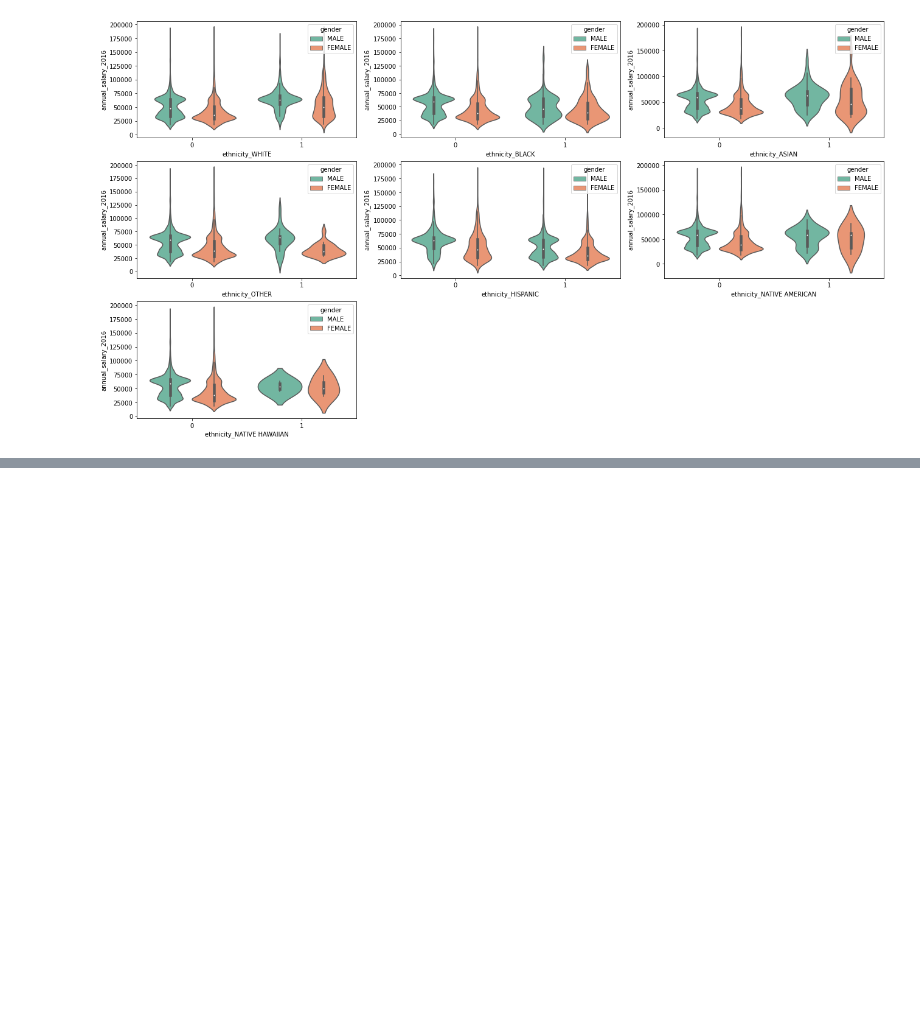
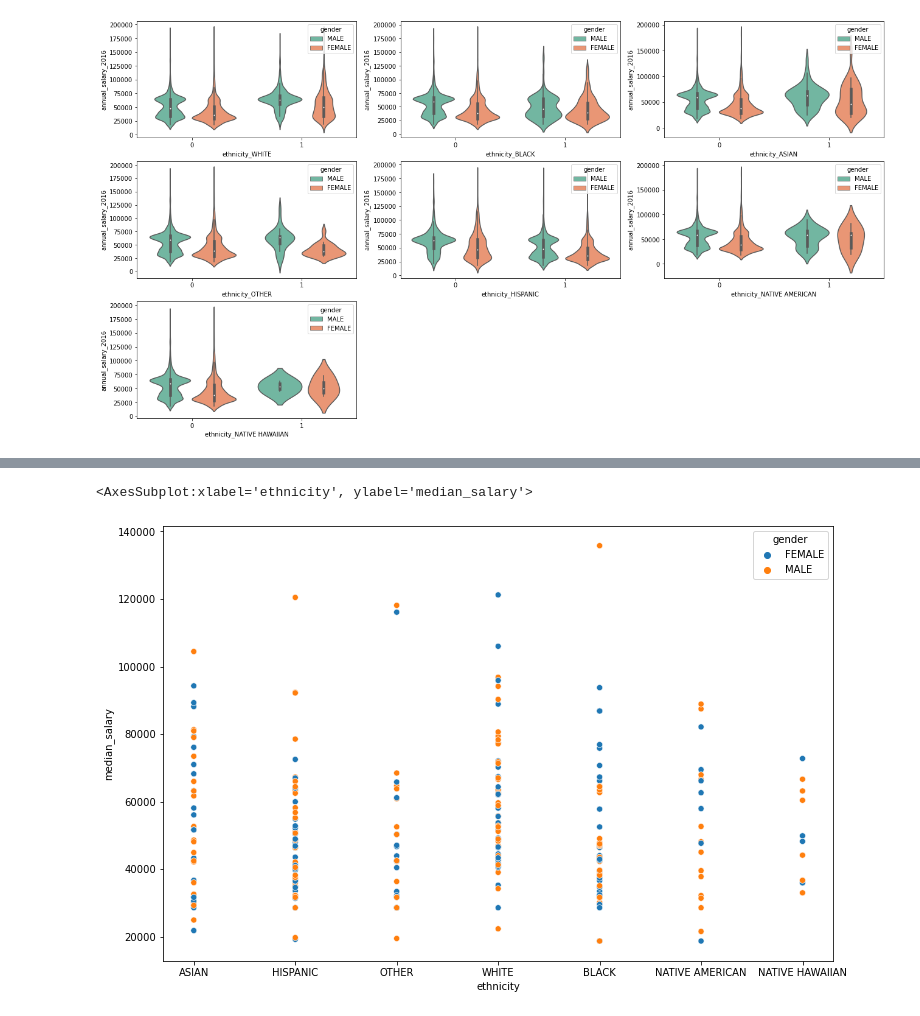
Before and after one commit to DBerchelmann/employee-classification, a Jupyter notebook: Explore.ipynb, the cells around one changed output, grey strips where cells are left out. Saved outputs shown, nothing was run; the diff lists cells and outputs as text; code cells hidden in the pictures; blank space fills up the shorter version.

```diff
--- a/Explore.ipynb
+++ b/Explore.ipynb
@@ -444,0 +484,8 @@ plt.show()
+# %%
+
+plt.figure(figsize=(12,8))
+sns.scatterplot(x='ethnicity', y='median_salary',
+               data=df2, hue='gender')
+# %% [output]
+<AxesSubplot:xlabel='ethnicity', ylabel='median_salary'>
+[figure, added]
```
Also changed, not shown: parts of 13 cells of this notebook, 2 other files.
